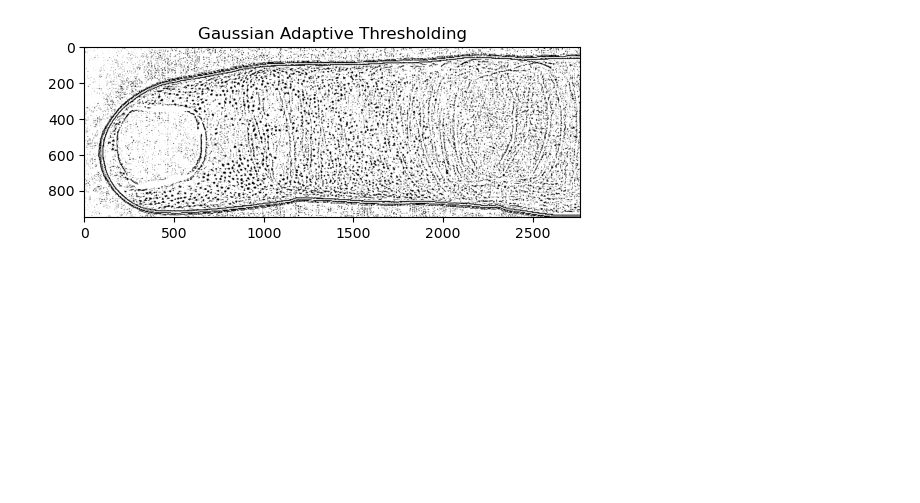
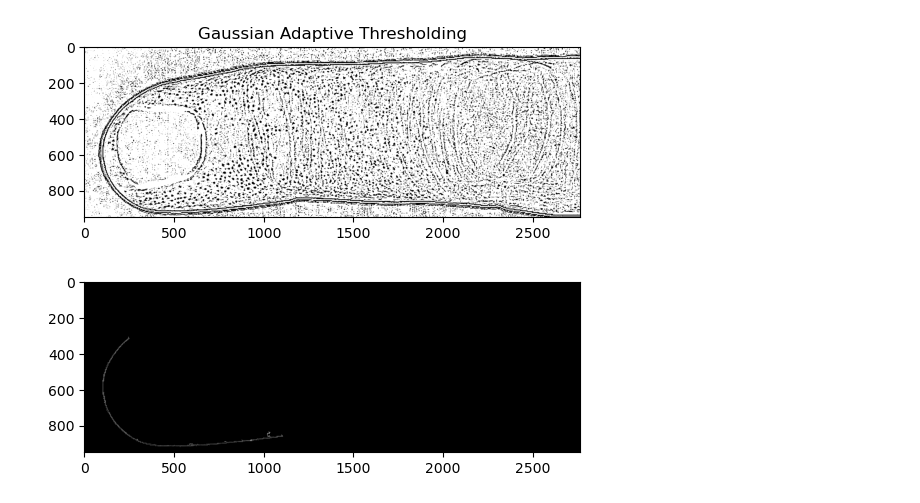
Before and after one commit to UArizonaCB2/sweat-pore-activation, a Jupyter notebook: SweatPoresDetection.ipynb, the cells around one changed output. Cells and saved outputs as stored; diff of their text form; code cells hidden in the pictures; blank space fills up the shorter version.

Commit message:
mask the gray area and contour

```diff
--- a/SweatPoresDetection.ipynb
+++ b/SweatPoresDetection.ipynb
@@ -90,3 +90,29 @@ plt.title('Gaussian Adaptive Thresholding')
 plt.show()
 # %% [output]
 [figure]
+# %%
+# Get rid of the gray area outside the contour of the finger, we only want to maintain the analysis inside the finger
+
+# Apply thresholding to create a binary mask
+_, thresh = cv2.threshold(gaussian_thresh_image, 200, 255, cv2.THRESH_BINARY_INV)
+
+# Find contours
+contours, _ = cv2.findContours(thresh, cv2.RETR_EXTERNAL, cv2.CHAIN_APPROX_SIMPLE)
+
+# Select the largest contour (assuming it's the finger outline)
+finger_contour = max(contours, key=cv2.contourArea)
+
+# Create a new mask
+mask = np.zeros(init_image.shape[:2], dtype=np.uint8)
+
+# Draw the finger contour on the mask
+cv2.drawContours(mask, [finger_contour], 0, (255, 255, 255), -1)
+
+# Isolate the finger region
+isolated_finger = cv2.bitwise_and(init_image, init_image, mask=mask)
+
+# Display the resulting image
+plt.imshow(cv2.cvtColor(isolated_finger, cv2.COLOR_BGR2RGB))
+plt.show()
+# %% [output]
+[figure, added]
```
